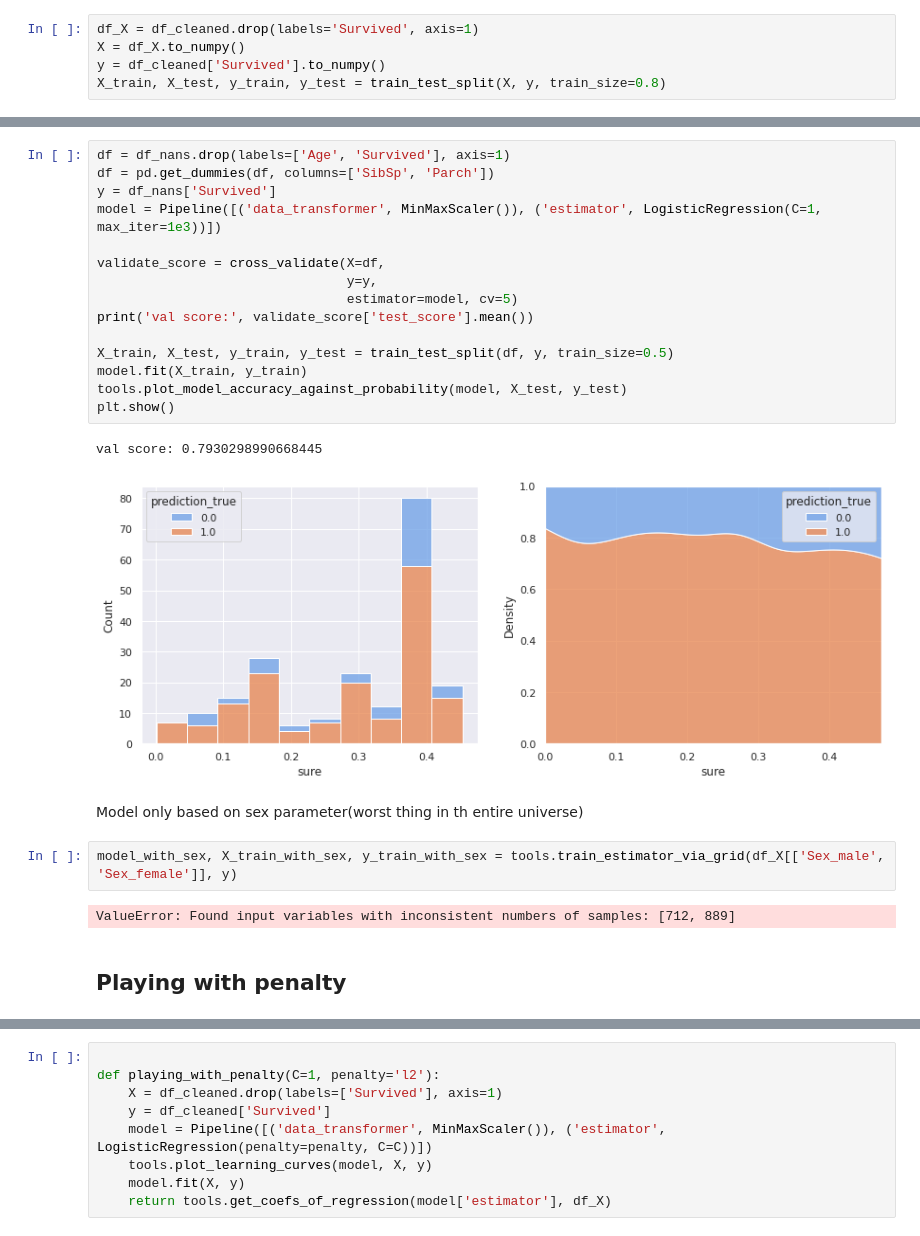
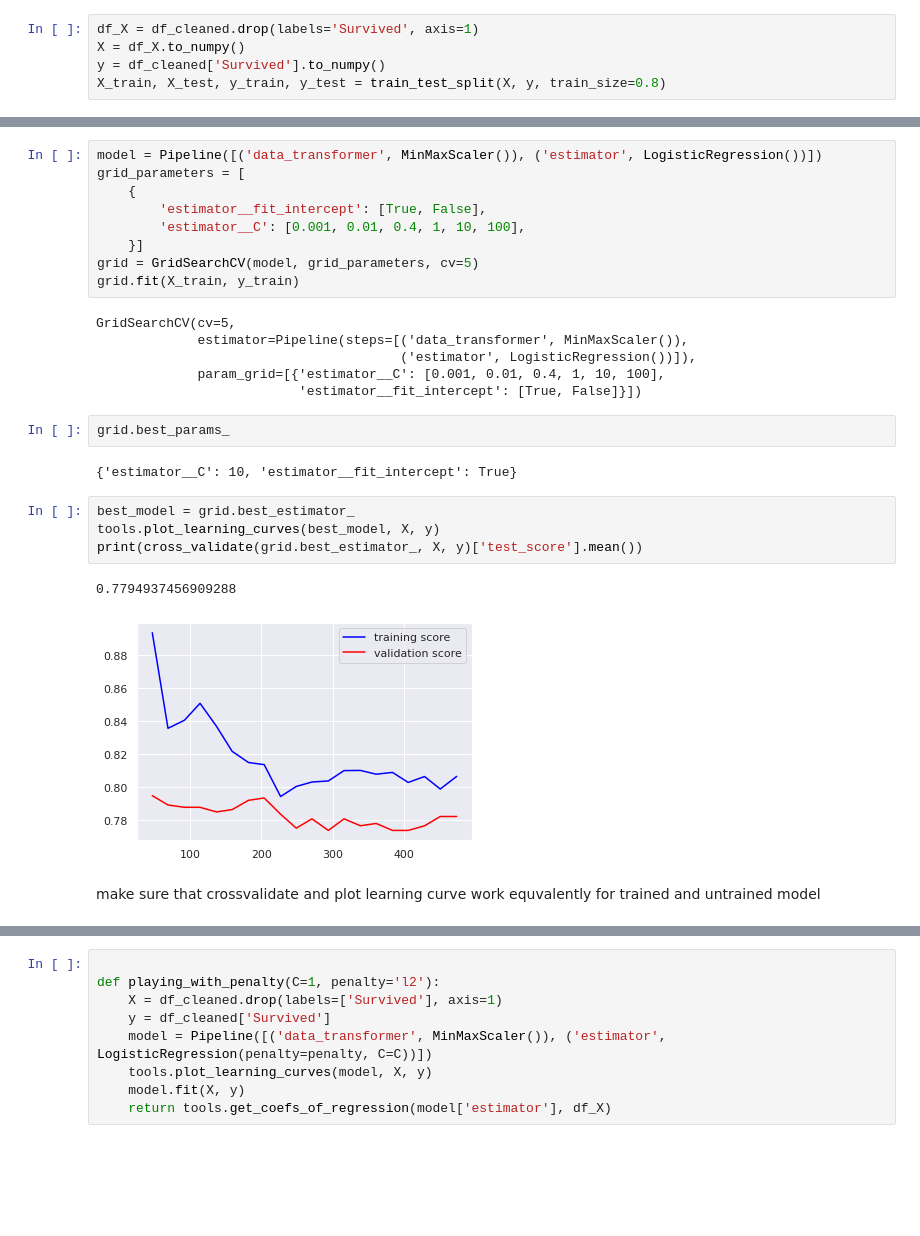
Before and after one commit to VsevolodKozlov-git/kaggle-titanic-competition, a Jupyter notebook: main.ipynb, the cells around one changed output, grey strips where cells are left out. Drawn from its saved outputs; the diff is of its cells as text; blank space fills up the shorter version.

```diff
--- a/main.ipynb
+++ b/main.ipynb
@@ -325,26 +200,28 @@ dtype: float64
-# %%
-df = df_nans.drop(labels=['Age', 'Survived'], axis=1)
-df = pd.get_dummies(df, columns=['SibSp', 'Parch'])
-y = df_nans['Survived']
-model = Pipeline([('data_transformer', MinMaxScaler()), ('estimator', LogisticRegression(C=1, max_iter=1e3))])
-
-validate_score = cross_validate(X=df,
-                                y=y,
-                                estimator=model, cv=5)
-print('val score:', validate_score['test_score'].mean())
-
-X_train, X_test, y_train, y_test = train_test_split(df, y, train_size=0.5)
-model.fit(X_train, y_train)
-tools.plot_model_accuracy_against_probability(model, X_test, y_test)
-plt.show()
-# %% [output]
-val score: 0.7930298990668445
-[figure, removed]
-# %% [markdown]
-Model only based on sex parameter(worst thing in th entire universe)
-# %%
-model_with_sex, X_train_with_sex, y_train_with_sex = tools.train_estimator_via_grid(df_X[['Sex_male', 'Sex_female']], y)
-# %% [output]
-ValueError: Found input variables with inconsistent numbers of samples: [712, 889]
-# %% [markdown]
-## Playing with penalty
+# %%
+model = Pipeline([('data_transformer', MinMaxScaler()), ('estimator', LogisticRegression())])
+grid_parameters = [
+    {
+        'estimator__fit_intercept': [True, False],
+        'estimator__C': [0.001, 0.01, 0.4, 1, 10, 100],
+    }]
+grid = GridSearchCV(model, grid_parameters, cv=5)
+grid.fit(X_train, y_train)
+# %% [output]
+GridSearchCV(cv=5,
+             estimator=Pipeline(steps=[('data_transformer', MinMaxScaler()),
+                                       ('estimator', LogisticRegression())]),
+             param_grid=[{'estimator__C': [0.001, 0.01, 0.4, 1, 10, 100],
+                          'estimator__fit_intercept': [True, False]}])
+# %%
+grid.best_params_
+# %% [output]
+{'estimator__C': 10, 'estimator__fit_intercept': True}
+# %%
+best_model = grid.best_estimator_
+tools.plot_learning_curves(best_model, X, y)
+print(cross_validate(grid.best_estimator_, X, y)['test_score'].mean())
+# %% [output]
+0.7794937456909288
+[figure, added]
+# %% [markdown]
+ make sure that crossvalidate and plot learning curve work equvalently for trained and untrained model
```
Also changed, not shown: parts of 113 cells of this notebook, 6 other files.
